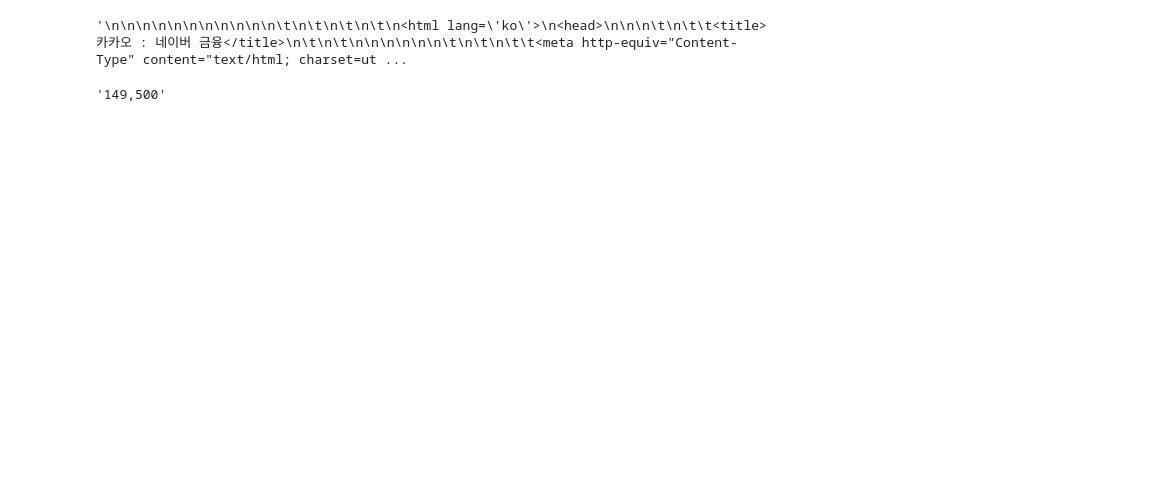
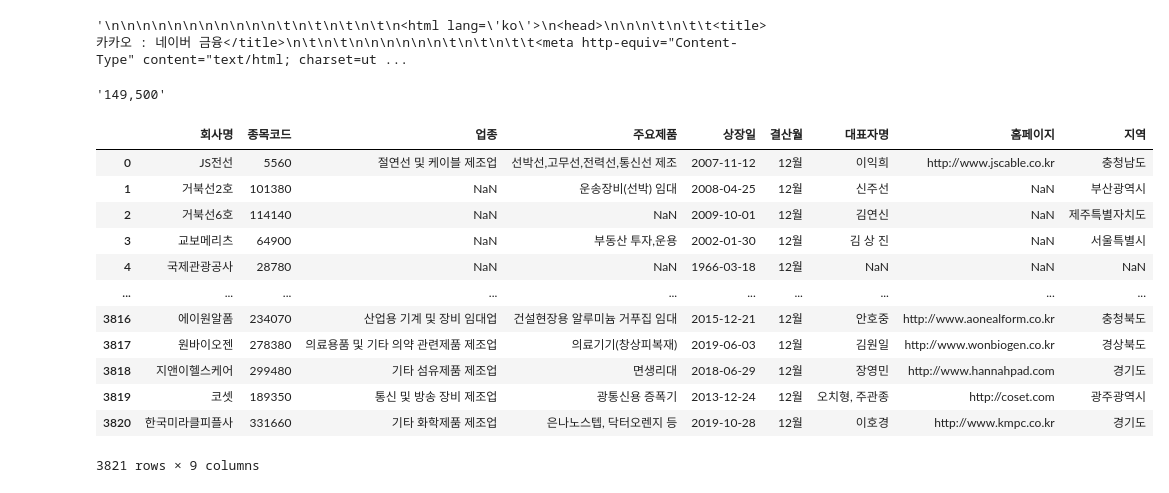
Before and after one commit to Hoonst/joogael_project, a Jupyter notebook: Untitled.ipynb, the cells around one changed output. Drawn from its saved outputs; the diff is of its cells as text; code cells hidden in the pictures; blank space fills up the shorter version.

```diff
--- a/Untitled.ipynb
+++ b/Untitled.ipynb
@@ -15,3 +15,24 @@ soup = bs(html.text)
 soup.select('div.today > p.no_today > em.no_up > span.blind')[0].text
 # %% [output]
 '149,500'
+# %%
+import pandas as pd
+# excel 파일을 다운로드하는거와 동시에 pandas에 load하기
+# 흔히 사용하는 df라는 변수는 data frame을 의미합니다.
+df = pd.read_html('http://kind.krx.co.kr/corpgeneral/corpList.do?method=download', header=0)[0]
+# %%
+df
+# %% [output]
+|  | 회사명 | 종목코드 | 업종 | 주요제품 | 상장일 | 결산월 | 대표자명 | 홈페이지 | 지역 |
+| 0 | JS전선 | 5560 | 절연선 및 케이블 제조업 | 선박선,고무선,전력선,통신선 제조 | 2007-11-12 | 12월 | 이익희 | http://www.jscable.co.kr | 충청남도 |
+| 1 | 거북선2호 | 101380 | NaN | 운송장비(선박) 임대 | 2008-04-25 | 12월 | 신주선 | NaN | 부산광역시 |
+| 2 | 거북선6호 | 114140 | NaN | NaN | 2009-10-01 | 12월 | 김연신 | NaN | 제주특별자치도 |
+| 3 | 교보메리츠 | 64900 | NaN | 부동산 투자,운용 | 2002-01-30 | 12월 | 김 상 진 | NaN | 서울특별시 |
+| 4 | 국제관광공사 | 28780 | NaN | NaN | 1966-03-18 | 12월 | NaN | NaN | NaN |
+| ... | ... | ... | ... | ... | ... | ... | ... | ... | ... |
+| 3816 | 에이원알폼 | 234070 | 산업용 기계 및 장비 임대업 | 건설현장용 알루미늄 거푸집 임대 | 2015-12-21 | 12월 | 안호중 | http://www.aonealform.co.kr | 충청북도 |
+| 3817 | 원바이오젠 | 278380 | 의료용품 및 기타 의약 관련제품 제조업 | 의료기기(창상피복재) | 2019-06-03 | 12월 | 김원일 | http://www.wonbiogen.co.kr | 경상북도 |
+| 3818 | 지앤이헬스케어 | 299480 | 기타 섬유제품 제조업 | 면생리대 | 2018-06-29 | 12월 | 장영민 | http://www.hannahpad.com | 경기도 |
+| 3819 | 코셋 | 189350 | 통신 및 방송 장비 제조업 | 광통신용 증폭기 | 2013-12-24 | 12월 | 오치형, 주관종 | http://coset.com | 광주광역시 |
+| 3820 | 한국미라클피플사 | 331660 | 기타 화학제품 제조업 | 은나노스텝, 닥터오렌지 등 | 2019-10-28 | 12월 | 이호경 | http://www.kmpc.co.kr | 경기도 |
+3821 rows × 9 columns
```
Also changed, not shown: 3 other files.
